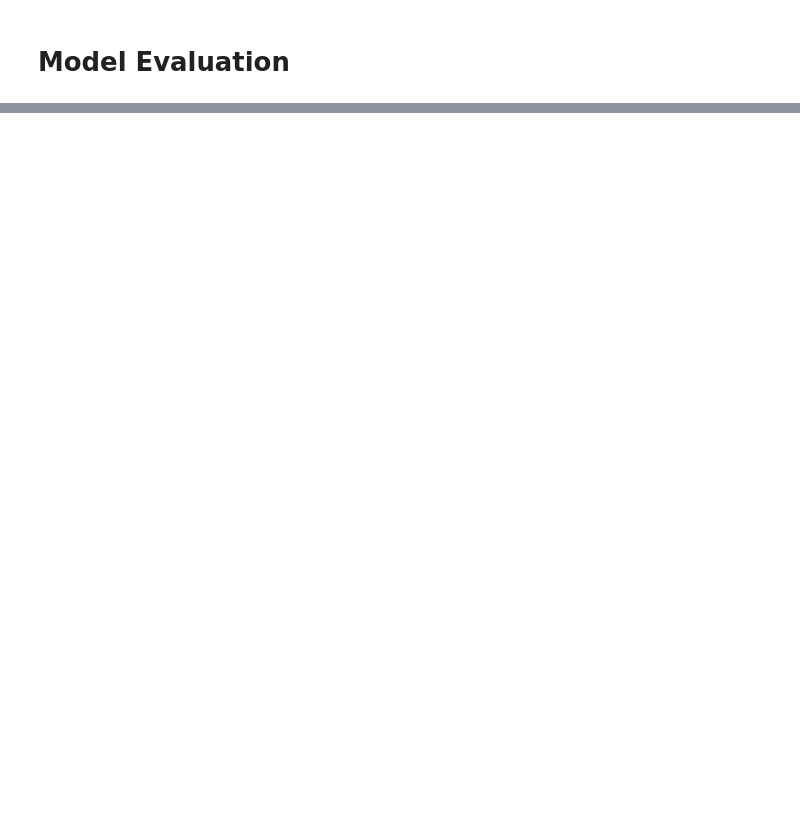
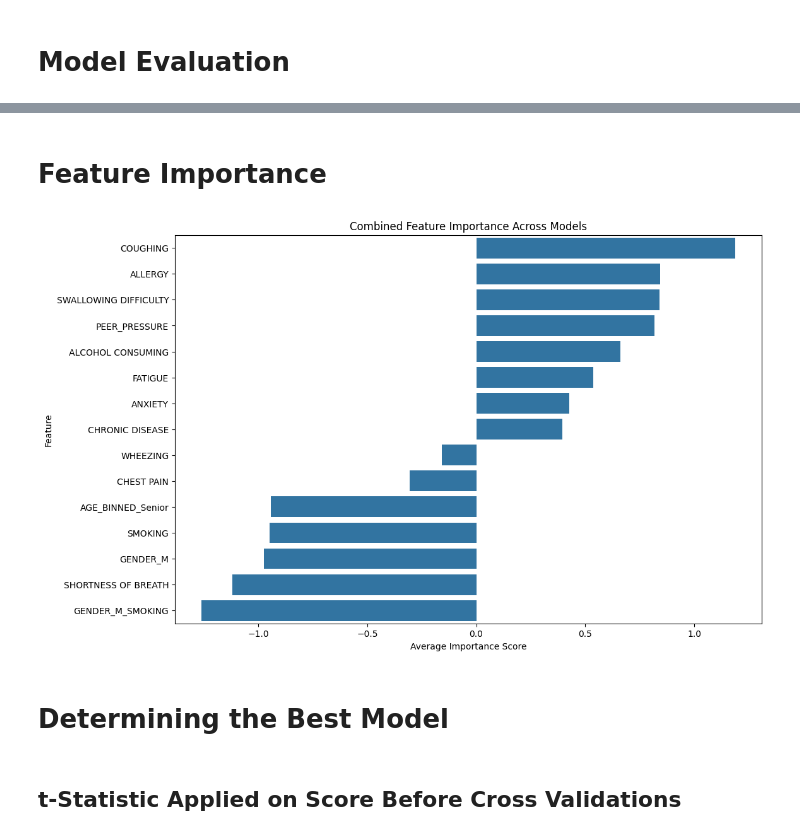
Before and after one commit to arpi5191/Byte-My-Cancer, a Jupyter notebook: 09_615_Project.ipynb, the cells around one changed output, grey strips where cells are left out. Saved outputs shown, nothing was run; the diff lists cells and outputs as text; code cells hidden in the pictures; blank space fills up the shorter version.

```diff
--- a/09_615_Project.ipynb
+++ b/09_615_Project.ipynb
@@ -760,16 +786,19 @@ grid_search.fit(X_train, y_train)
 
 # Step 4: Get the best parameters and the best model
 best_params = grid_search.best_params_
-best_model = grid_search.best_estimator_
+best_svm_model = grid_search.best_estimator_
 
 # Step 5: Run the best model on the validation dataset
-y_pred_test = best_model.predict(X_test)
+y_pred_test = best_svm_model.predict(X_test)
 
 # Step 6: Calculate the metrics on the validation dataset
 accuracy = accuracy_score(y_test, y_pred_test)
 precision = precision_score(y_test, y_pred_test)
 recall = recall_score(y_test, y_pred_test)
 f1 = f1_score(y_test, y_pred_test)
+mae = mean_absolute_error(y_test, y_pred_test)
+mse = mean_squared_error(y_test, y_pred_test)
+r2 = r2_score(y_test, y_pred_test)
 
 # Step 7: Print the best parameters and metrics for the validation dataset
 print(f'Best Parameters: {best_params}')
@@ -777,6 +806,9 @@ print(f'Validation Accuracy: {accuracy:.3f}')
 print(f'Validation Precision: {precision:.3f}')
 print(f'Validation Recall: {recall:.3f}')
 print(f'Validation F1: {f1:.3f}')
+print(f'Validation Mean Absolute Error: {mae:.3f}')
+print(f'Validation Mean Squared Error: {mse:.3f}')
+print(f'Validation Mean R-Squared: {r2:.3f}')
 # %% [output]
 Fitting 3 folds for each of 8 candidates, totalling 24 fits
 Best Parameters: {'C': 1, 'gamma': 'scale', 'kernel': 'linear'}
@@ -811,16 +846,19 @@ grid_search.fit(X_train, y_train)
 
 # Step 4: Get the best parameters and the best model
 best_params = grid_search.best_params_
-best_model = grid_search.best_estimator_
+best_rf_model = grid_search.best_estimator_
 
 # Step 5: Run the best model on the validation dataset
-y_pred_test = best_model.predict(X_test)
+y_pred_test = best_rf_model.predict(X_test)
 
 # Step 6: Calculate the metrics on the validation dataset
 accuracy = accuracy_score(y_test, y_pred_test)
 precision = precision_score(y_test, y_pred_test)
 recall = recall_score(y_test, y_pred_test)
 f1 = f1_score(y_test, y_pred_test)
+mae = mean_absolute_error(y_test, y_pred_test)
+mse = mean_squared_error(y_test, y_pred_test)
+r2 = r2_score(y_test, y_pred_test)
 
 # Step 7: Print the best parameters and metrics for the validation dataset
 print(f'Best Parameters: {best_params}')
@@ -828,6 +866,9 @@ print(f'Validation Accuracy: {accuracy:.3f}')
 print(f'Validation Precision: {precision:.3f}')
 print(f'Validation Recall: {recall:.3f}')
 print(f'Validation F1: {f1:.3f}')
+print(f'Validation Mean Absolute Error: {mae:.3f}')
+print(f'Validation Mean Squared Error: {mse:.3f}')
+print(f'Validation Mean R-Squared: {r2:.3f}')
 # %% [output]
 Fitting 5 folds for each of 216 candidates, totalling 1080 fits
 Best Parameters: {'bootstrap': True, 'max_depth': 10, 'min_samples_leaf': 1, 'min_samples_split': 2, 'n_estimators': 150}
@@ -910,2 +969,40 @@ Validation F1: 1.000
 ----------------------------------------
 [figure]
+# %% [markdown]
+# **Feature Importance**
+# %%
+# Logistic Regression Feature Importance
+lr_coeffs = pd.DataFrame({'Feature': X.columns, 'Coefficient': np.abs(best_lr_model.coef_[0])}).sort_values(by='Coefficient', ascending=False)
+
+# SVM Feature Importance
+svm_weights = pd.DataFrame({'Feature': X.columns, 'Weight': np.abs(best_svm_model.coef_[0])}).sort_values(by='Weight', ascending=False)
+
+# Random Forest Feature Importances
+rf_importances = (pd.DataFrame({'Feature': X.columns, 'Importance': best_rf_model.feature_importances_}).sort_values(by='Importance', ascending=False))
+
+# Combine Results
+combined_importance = (lr_coeffs .rename(columns={'Coefficient': 'Logistic_Coeff'}).merge(svm_weights.rename(columns={'Weight': 'SVM_Weight'}), on='Feature')
+                       .merge(rf_importances.rename(columns={'Importance': 'RF_Importance'}), on='Feature'))
+
+# Normalize and Average Importance
+scaler = StandardScaler()
+combined_importance[['Logistic_Coeff', 'SVM_Weight', 'RF_Importance']] = scaler.fit_transform(
+                                                                        combined_importance[['Logistic_Coeff', 'SVM_Weight', 'RF_Importance']])
+combined_importance['Average_Importance'] = combined_importance[['Logistic_Coeff', 'SVM_Weight', 'RF_Importance']].mean(axis=1)
+
+# Sort by Average Importance
+combined_importance = combined_importance.sort_values(by='Average_Importance', ascending=False)
+
+# Visualize Feature Importance
+plt.figure(figsize=(12, 8))
+sns.barplot(x='Average_Importance', y='Feature', data=combined_importance)
+plt.title('Combined Feature Importance Across Models')
+plt.xlabel('Average Importance Score')
+plt.ylabel('Feature')
+plt.show()
+# %% [output]
+[figure, added]
+# %% [markdown]
+# **Determining the Best Model**
+# %% [markdown]
+## **t-Statistic Applied on Score Before Cross Validations**
```
Also changed, not shown: parts of 12 cells of this notebook.
